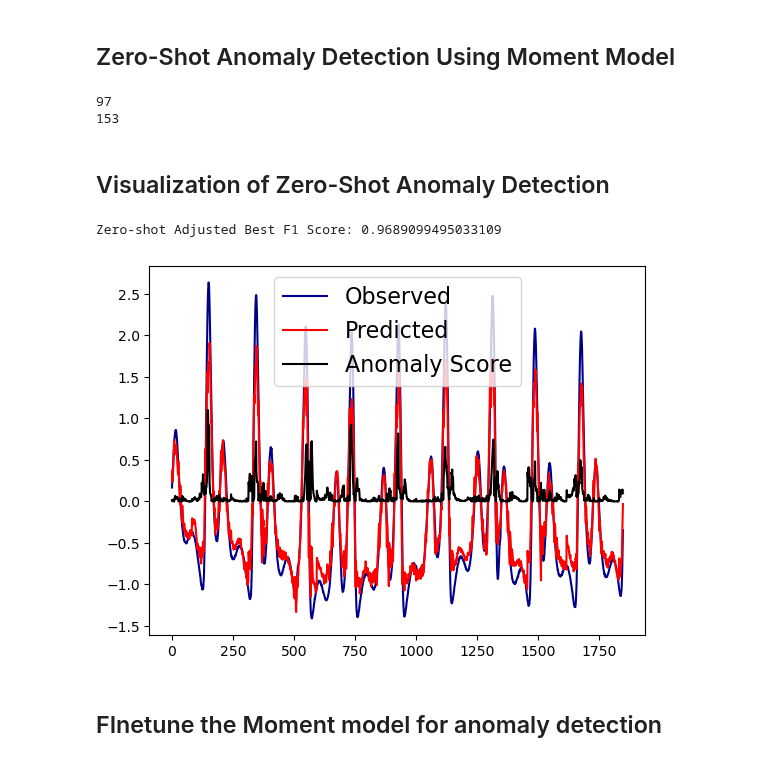
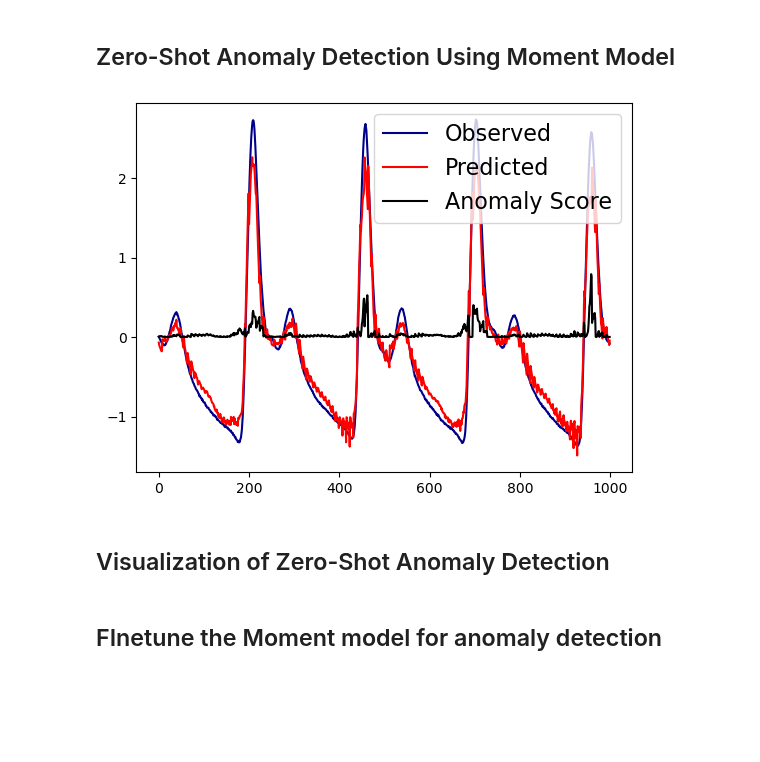
Before and after one commit to AdityaLab/Samay, a Jupyter notebook: example/moment_anomaly_detection.ipynb, the cells around one changed output. Cells and saved outputs as stored; diff of their text form; code cells hidden in the pictures; blank space fills up the shorter version.

```diff
--- a/example/moment_anomaly_detection.ipynb
+++ b/example/moment_anomaly_detection.ipynb
@@ -24,39 +26,36 @@ mmt = MomentModel(**args)
 # %%
 train_dataset = MomentDataset(name="ett", path='../src/tsfmproject/models/moment/data/198_UCR_Anomaly_tiltAPB2_50000_124159_124985.out',
                               mode="train", boundaries=[50000, 50000, 0], task_name='detection', stride=512)
 test_dataset = MomentDataset(name="ett", path='../src/tsfmproject/models/moment/data/198_UCR_Anomaly_tiltAPB2_50000_124159_124985.out',
                                 mode="test", boundaries=[50000, 50000, 0], task_name='detection', stride=512)
-print(len(train_dataset))
-print(len(test_dataset))
-trues, preds, labels = mmt.evaluate(test_dataset, task_name='detection')
+# print(len(train_dataset))
+# print(len(test_dataset))
+# trues, preds, labels = mmt.evaluate(test_dataset, task_name='detection')
+mmt.plot(test_dataset, task_name='detection',)
 # %% [output]
-97
-153
+[figure, added]
 # %% [markdown]
 ## Visualization of Zero-Shot Anomaly Detection
 # %%
-import numpy as np
-import matplotlib.pyplot as plt
-from tsfmproject.models.moment.momentfm.utils.anomaly_detection_metrics import adjbestf1
+# import numpy as np
+# import matplotlib.pyplot as plt
+# from tsfmproject.models.moment.momentfm.utils.anomaly_detection_metrics import adjbestf1
 
-# We will use the Mean Squared Error (MSE) between the observed values and MOMENT's predictions as the anomaly score
-anomaly_scores = (trues - preds)**2
+# # We will use the Mean Squared Error (MSE) between the observed values and MOMENT's predictions as the anomaly score
+# anomaly_scores = (trues - preds)**2
 
-print(f"Zero-shot Adjusted Best F1 Score: {adjbestf1(y_true=labels, y_scores=anomaly_scores)}")
+# print(f"Zero-shot Adjusted Best F1 Score: {adjbestf1(y_true=labels, y_scores=anomaly_scores)}")
 
-anomaly_start = 74158
-anomaly_end = 74984
-start = anomaly_start-512
-end = anomaly_end+512
+# anomaly_start = 74158
+# anomaly_end = 74984
+# start = anomaly_start-512
+# end = anomaly_end+512
 
-plt.plot(trues[start:end], label="Observed", c='darkblue')
-plt.plot(preds[start:end], label="Predicted", c='red')
-plt.plot(anomaly_scores[start:end], label="Anomaly Score", c='black')
-plt.legend(fontsize=16)
-plt.show()
+# plt.plot(trues[start:end], label="Observed", c='darkblue')
+# plt.plot(preds[start:end], label="Predicted", c='red')
+# plt.plot(anomaly_scores[start:end], label="Anomaly Score", c='black')
+# plt.legend(fontsize=16)
+# plt.show()
-# %% [output]
-Zero-shot Adjusted Best F1 Score: 0.9689099495033109
-[figure, removed]
 # %% [markdown]
 ## FInetune the Moment model for anomaly detection
 # %%
```
Also changed, not shown: parts of 3 cells of this notebook, 13 other files.
